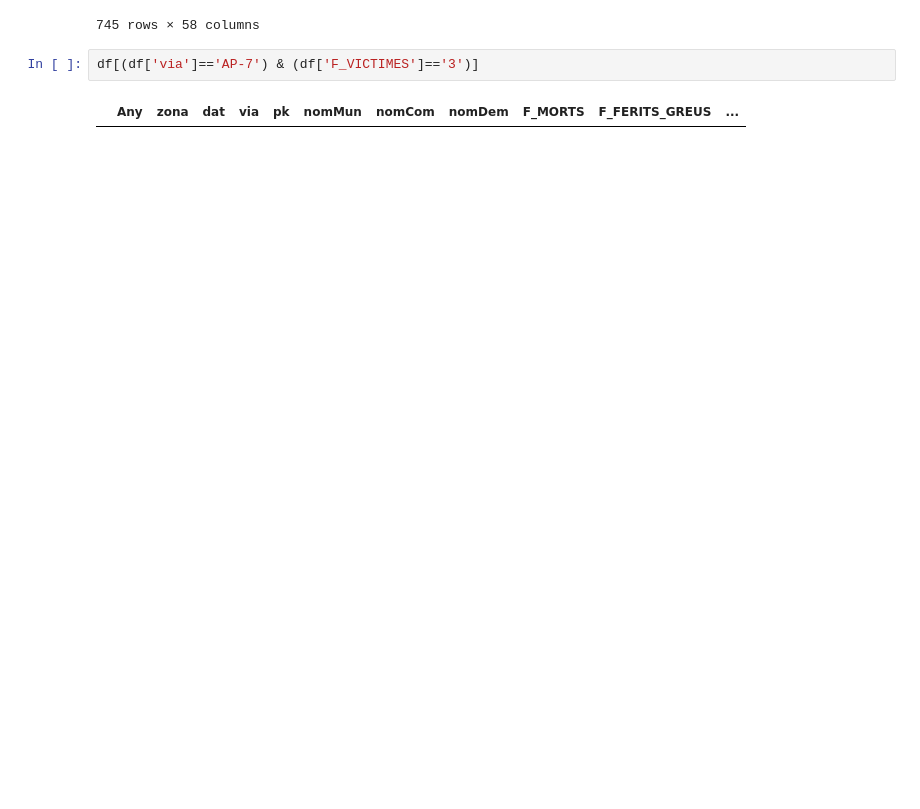
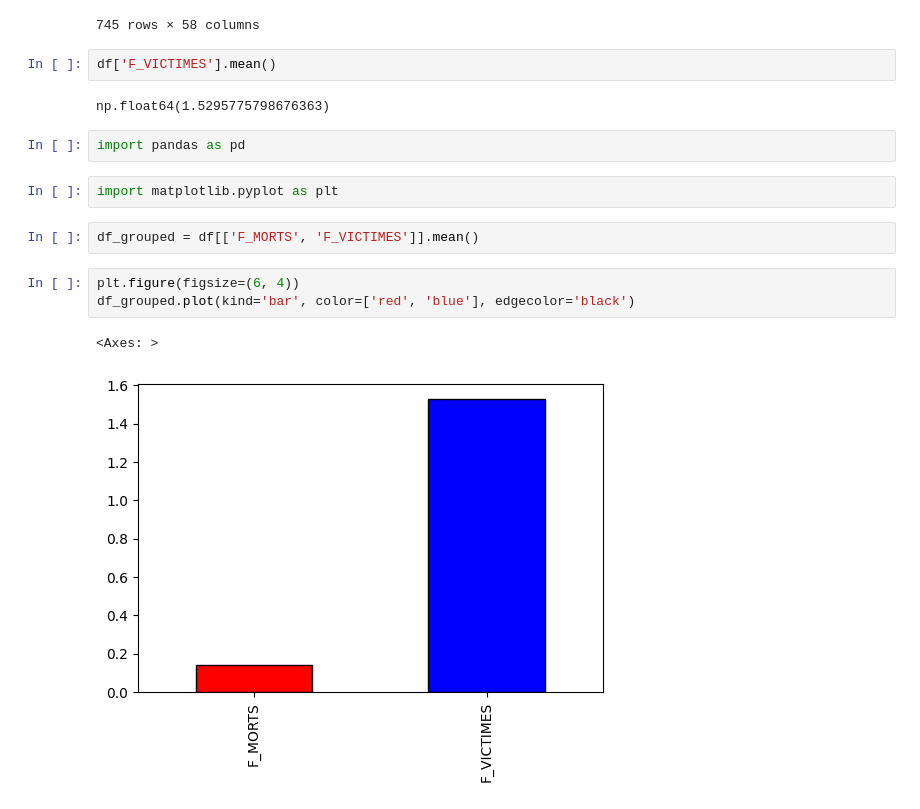
Before and after one commit to SeergiCureero/Proyecto-Analitica-Descriptiva, a Jupyter notebook: main.ipynb, the cells around one changed output. Cells and saved outputs as stored; diff of their text form; blank space fills up the shorter version.

```diff
--- a/main.ipynb
+++ b/main.ipynb
@@ -42,7 +22,19 @@ df[(df['nomCom']=='Vallès Oriental') & (df['zona']=='Carretera')]
 | 24474 | 2023 | Carretera | 10/03/2023 | BV-5001 | 11,4 | Sant Fost de Campsentelles | Vallès Oriental | Barcelona | 0 | 1 | ... |
 | 24475 | 2023 | Carretera | 12/11/2023 | C-17 | 16,5 | Parets del Vallès | Vallès Oriental | Barcelona | 0 | 1 | ... |
 745 rows × 58 columns
-# %%
-df[(df['via']=='AP-7') & (df['F_VICTIMES']=='3')]
-# %% [output]
-|  | Any | zona | dat | via | pk | nomMun | nomCom | nomDem | F_MORTS | F_FERITS_GREUS | ... |
+# %%
+df['F_VICTIMES'].mean()
+# %% [output]
+np.float64(1.5295775798676363)
+# %%
+import pandas as pd
+# %%
+import matplotlib.pyplot as plt
+# %%
+df_grouped = df[['F_MORTS', 'F_VICTIMES']].mean()
+# %%
+plt.figure(figsize=(6, 4))
+df_grouped.plot(kind='bar', color=['red', 'blue'], edgecolor='black')
+# %% [output]
+<Axes: >
+[figure, added]
```
Also changed, not shown: parts of 2 cells of this notebook.
